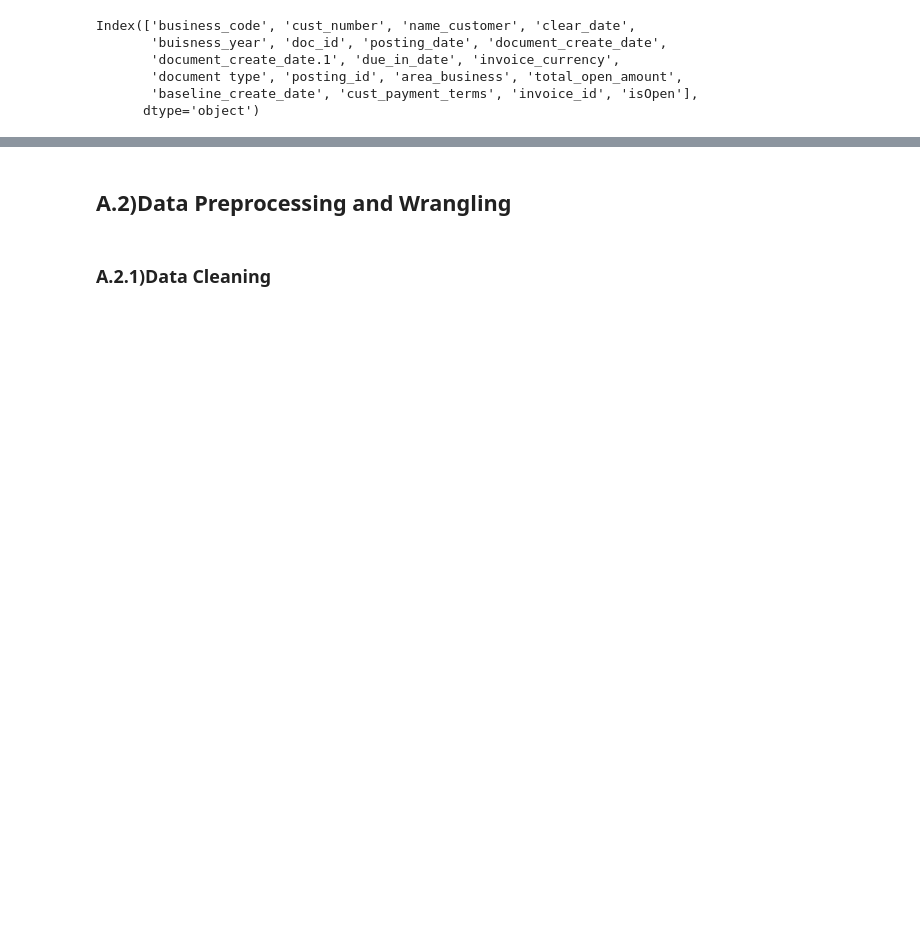
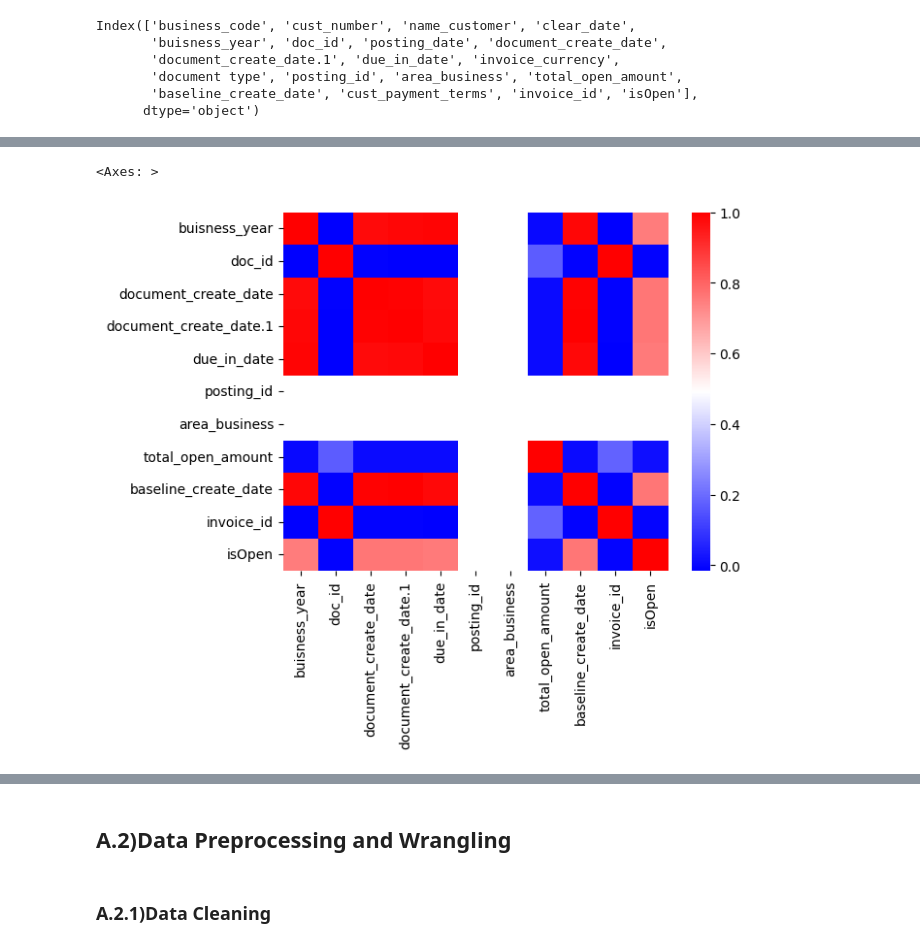
Before and after one commit to EwaltsJ/cf_copilot, a Jupyter notebook: notebooks/preprocessing_sai.ipynb, the cells around one changed output, grey strips where cells are left out. Cells and saved outputs as stored; diff of their text form; code cells hidden in the pictures; blank space fills up the shorter version.

```diff
--- a/notebooks/preprocessing_sai.ipynb
+++ b/notebooks/preprocessing_sai.ipynb
@@ -142,0 +200,8 @@ invoice_currency -> USD,CAD
+# %%
+correlation_matrix = df.select_dtypes('number').corr()
+column_names = correlation_matrix.columns
+sns.heatmap(correlation_matrix, xticklabels=column_names,yticklabels=column_names,\
+    cmap="bwr")
+# %% [output]
+<Axes: >
+[figure, added]
```
Also changed, not shown: parts of 28 cells of this notebook.
